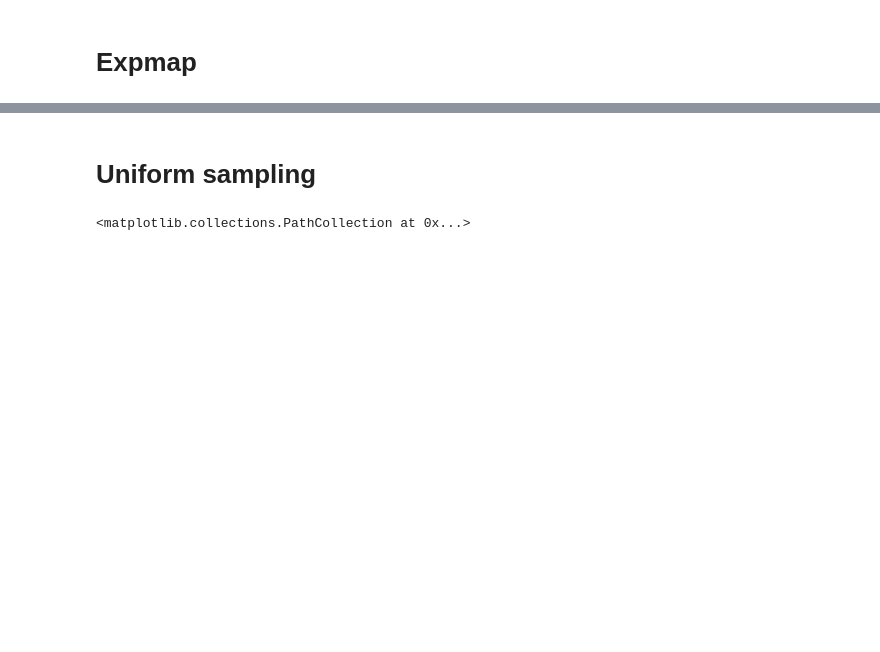
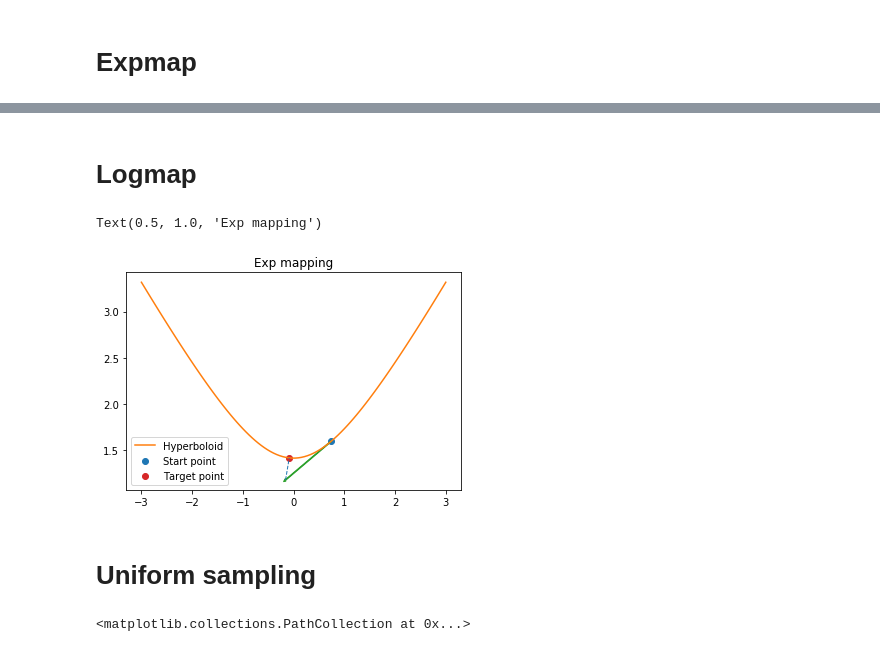
Before and after one commit to geoopt/geoopt, a Jupyter notebook: lorentz.ipynb, the cells around one changed output, grey strips where cells are left out. Drawn from its saved outputs; the diff is of its cells as text; code cells hidden in the pictures; blank space fills up the shorter version.

```diff
--- a/lorentz.ipynb
+++ b/lorentz.ipynb
@@ -133,3 +131,29 @@ Text(0.5, 1.0, 'Exp mapping')
+# %% [markdown]
+# Logmap
+# %%
+x_start = th.randn((1,dim))
+x_start = man.projx(x_start)
+
+x_target = th.randn((1, dim))
+x_target = man.projx(x_target)
+
+v = man.logmap(x_start, x_target)
+x_end_ = man.expmap(x_start, v)
+# %%
+plt.plot(lins_x, linx_y, color="C1", label="Hyperboloid")
+plt.scatter(x_start[0,1], x_start[0,0], color="C0", label="Start point")
+plt.arrow(x_start[0,1], x_start[0,0], v[0,1], v[0,0], width=0.01, color="C2")
+
+plt.scatter(x_target[0,1], x_target[0,0], color="C3", label="Target point")
+plt.plot(np.concatenate((x_start[0,1]+ v[:,1], x_target[:,1])),
+         np.concatenate((x_start[0,0]+ v[:,0], x_target[:,0])),
+         color="C0", linestyle="--", linewidth=1)
+
+plt.legend()
+plt.title("Exp mapping")
+# %% [output]
+Text(0.5, 1.0, 'Exp mapping')
+[figure, added]
 # %% [markdown]
 # Uniform sampling
 # %%
```
Also changed, not shown: parts of 18 cells of this notebook, 3 other files.
